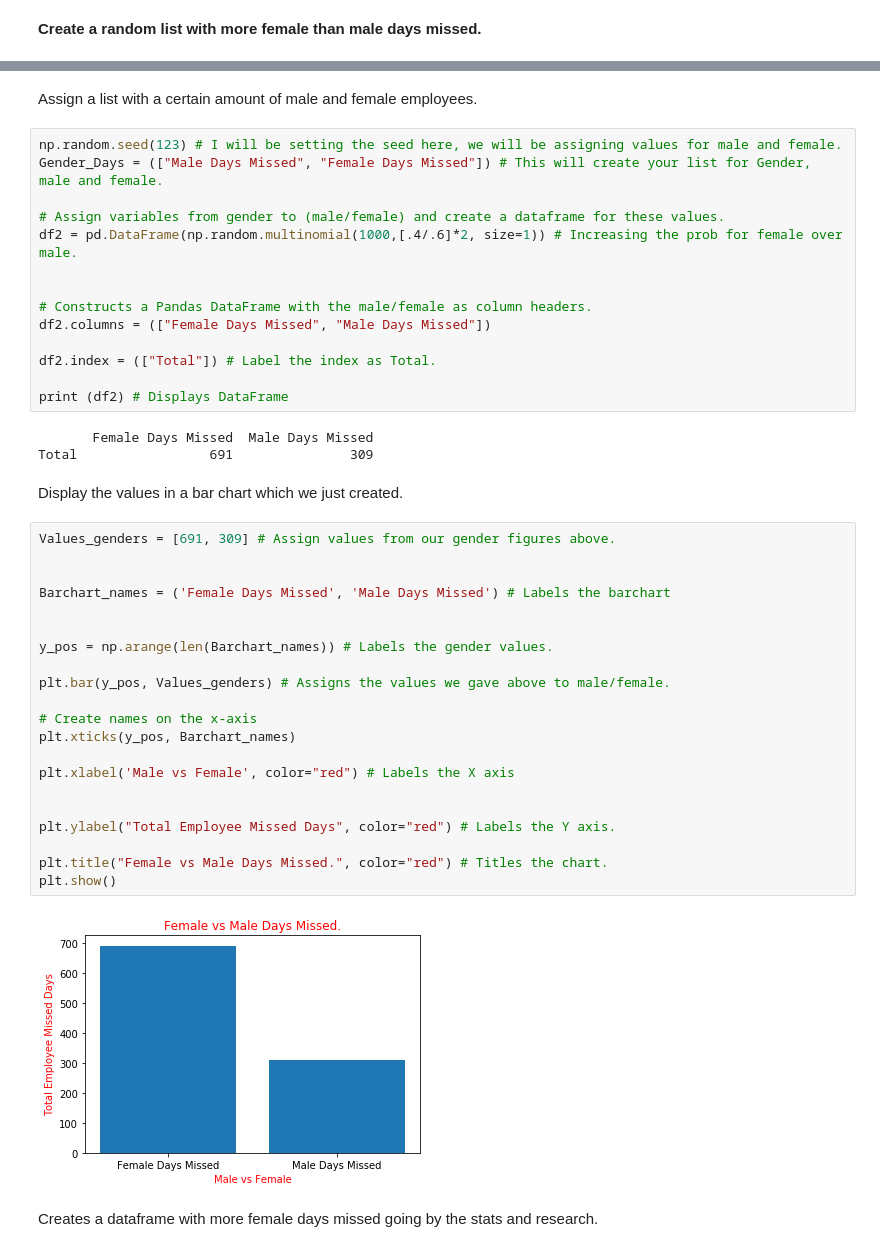
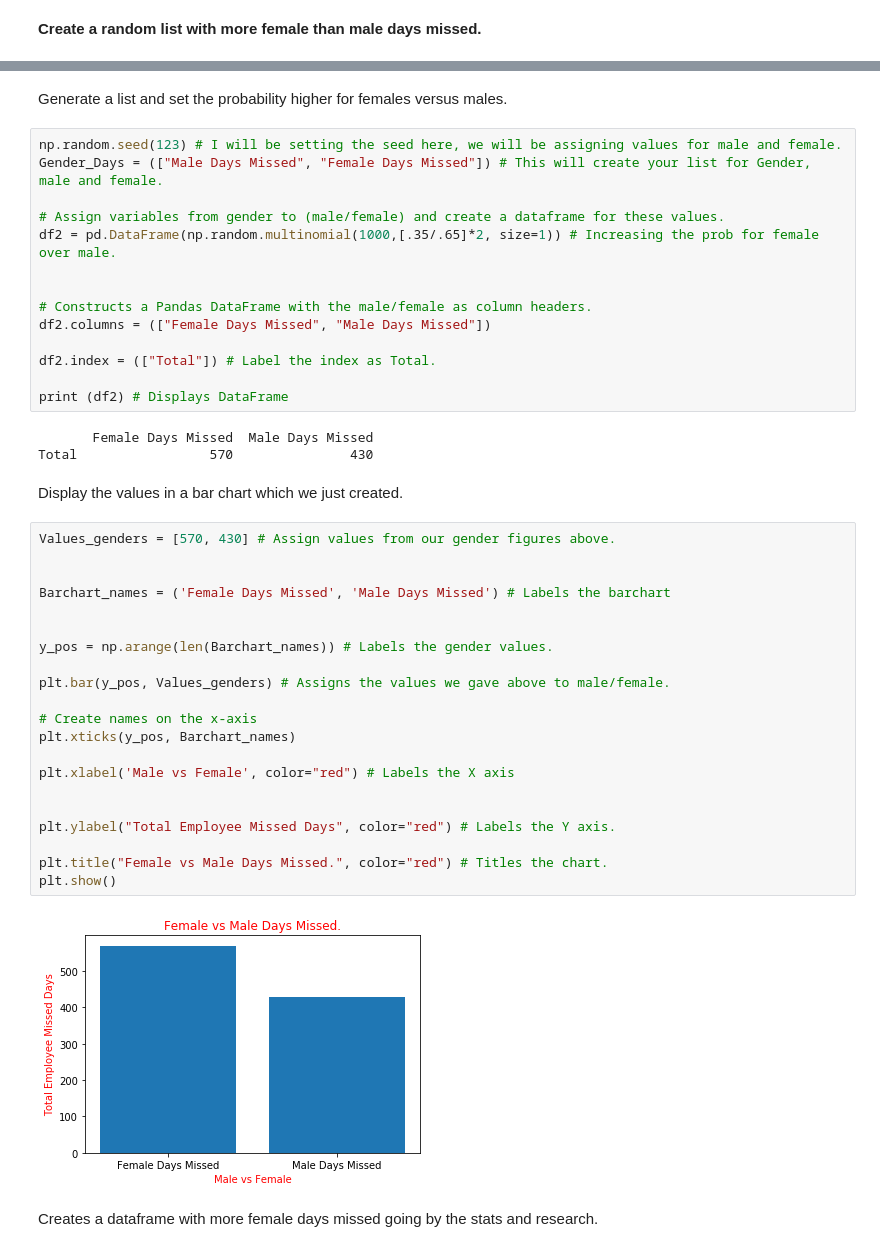
Before and after one commit to daithimarkham/Programming-for-Data-Analysis-Project-2019, a Jupyter notebook: Programming for Data Analysis Project 2019.ipynb, the cells around one changed output, grey strips where cells are left out. Cells and saved outputs as stored; diff of their text form.

```diff
--- a/Programming for Data Analysis Project 2019.ipynb
+++ b/Programming for Data Analysis Project 2019.ipynb
@@ -345,11 +338,11 @@ array(['Male', 'Female', 'Male', 'Female', 'Female', 'Male', 'Male',
-# %% [markdown]
-Assign a list with a certain amount of male and female employees.
+# %% [markdown]
+Generate a list and set the probability higher for females versus males.
 # %%
 np.random.seed(123) # I will be setting the seed here, we will be assigning values for male and female.
 Gender_Days = (["Male Days Missed", "Female Days Missed"]) # This will create your list for Gender, male and female.
 
 # Assign variables from gender to (male/female) and create a dataframe for these values.
-df2 = pd.DataFrame(np.random.multinomial(1000,[.4/.6]*2, size=1)) # Increasing the prob for female over male.
+df2 = pd.DataFrame(np.random.multinomial(1000,[.35/.65]*2, size=1)) # Increasing the prob for female over male.
 
 
 # Constructs a Pandas DataFrame with the male/female as column headers.
@@ -360,32 +353,32 @@ df2.index = (["Total"]) # Label the index as Total.
 print (df2) # Displays DataFrame
 # %% [output]
        Female Days Missed  Male Days Missed
-Total                 691               309
+Total                 570               430
 # %% [markdown]
 Display the values in a bar chart which we just created.
 # %%
-Values_genders = [691, 309] # Assign values from our gender figures above.
+Values_genders = [570, 430] # Assign values from our gender figures above.
 
 
 Barchart_names = ('Female Days Missed', 'Male Days Missed') # Labels the barchart
 
 
 y_pos = np.arange(len(Barchart_names)) # Labels the gender values.
 
 plt.bar(y_pos, Values_genders) # Assigns the values we gave above to male/female.
 
 # Create names on the x-axis
 plt.xticks(y_pos, Barchart_names)
 
 plt.xlabel('Male vs Female', color="red") # Labels the X axis
 
 
 plt.ylabel("Total Employee Missed Days", color="red") # Labels the Y axis.
 
 plt.title("Female vs Male Days Missed.", color="red") # Titles the chart.
 plt.show()
 # %% [output]
-[figure, old version]
+[figure, new version]
 # %% [markdown]
 Creates a dataframe with more female days missed going by the stats and research.
 # %%
```
Also changed, not shown: parts of 56 cells of this notebook.
